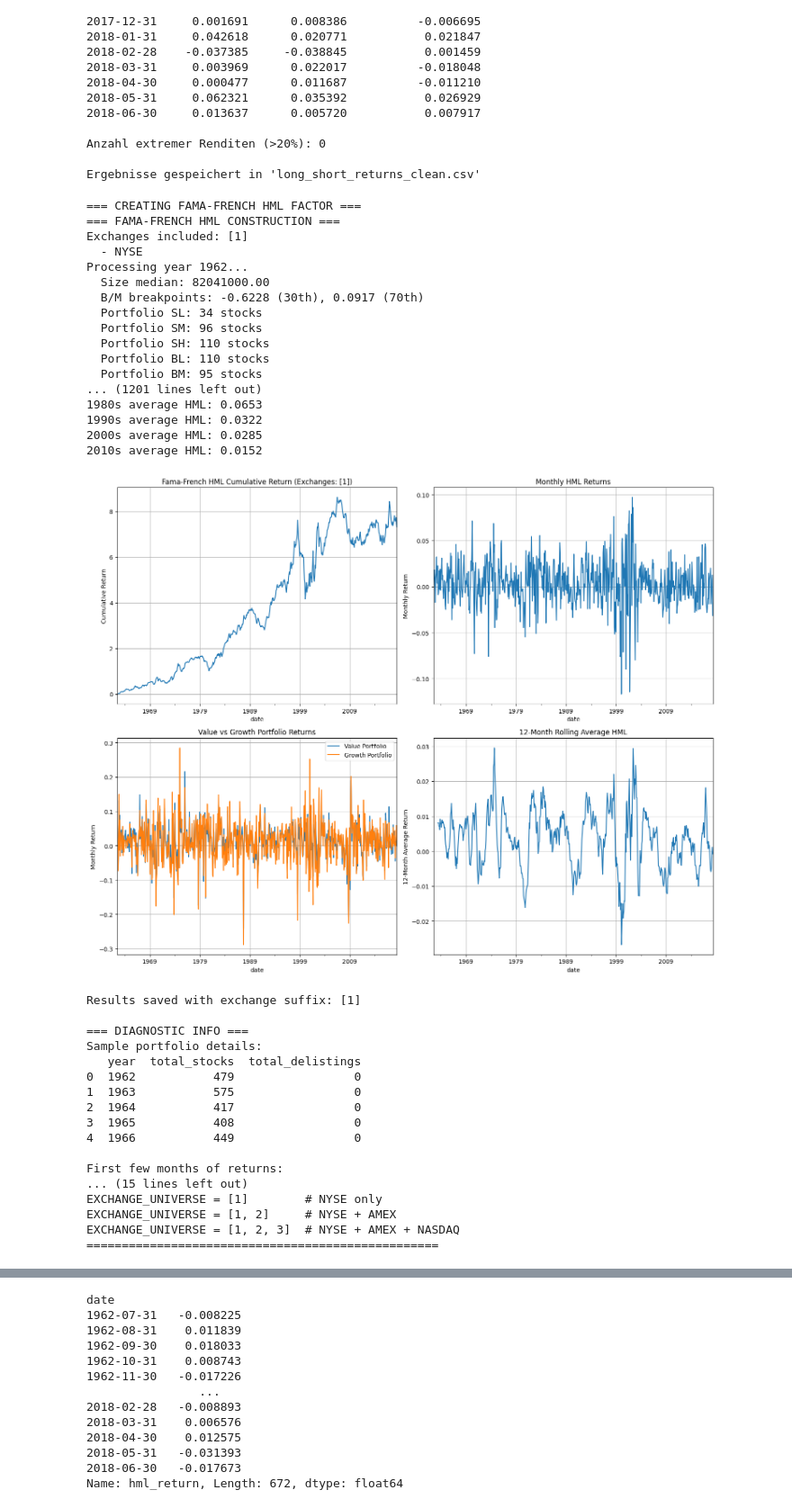
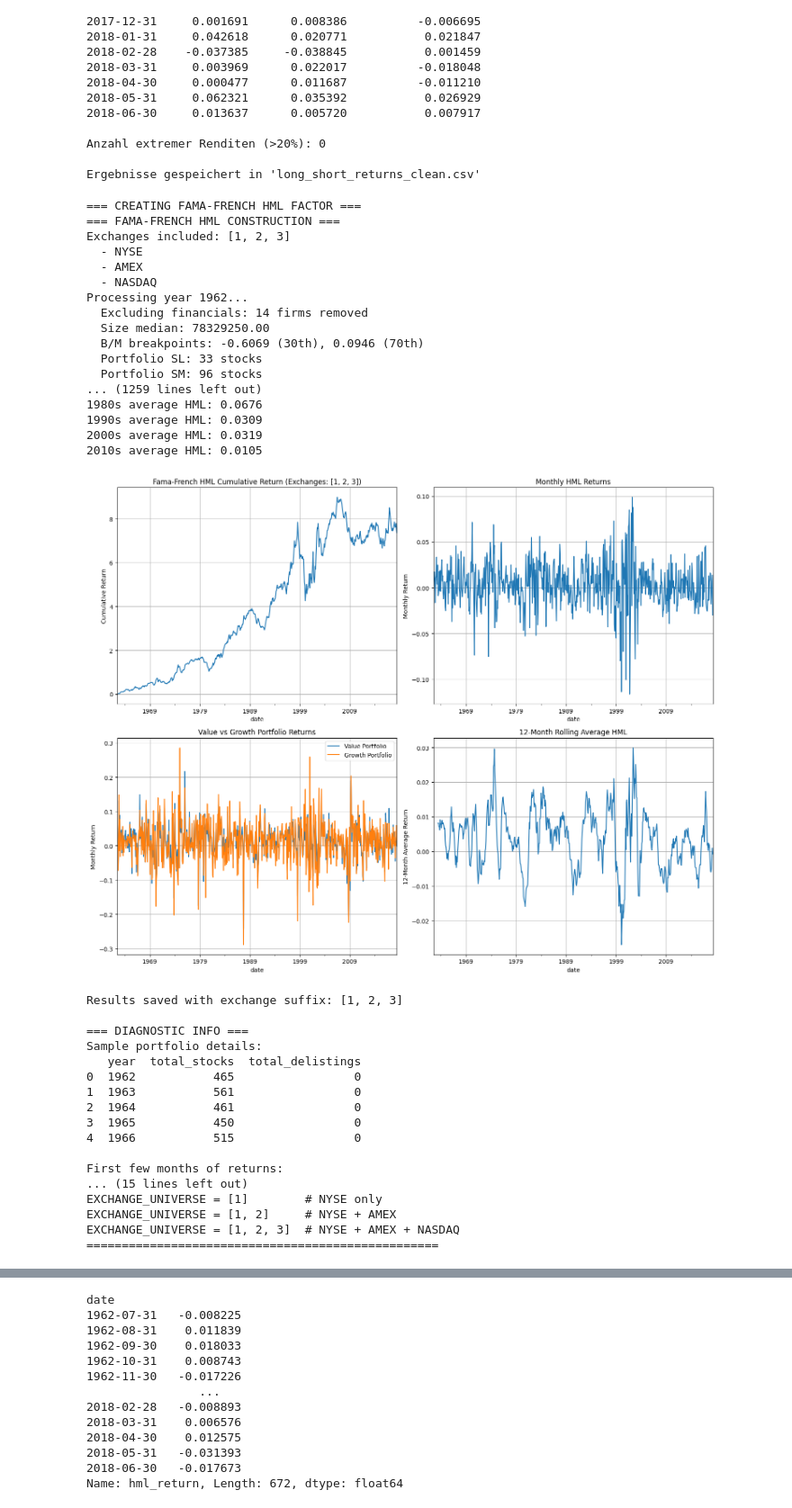
Before and after one commit to justusschenk/valueinvesting, a Jupyter notebook: Portfolio-composition.ipynb, the cells around one changed output, grey strips where cells are left out. Shown at 90% size. Cells and saved outputs as stored; diff of their text form; code cells hidden in the pictures.

```diff
--- a/Portfolio-composition.ipynb
+++ b/Portfolio-composition.ipynb
@@ -299,4 +292,4 @@ Index: []
 # %%
 pd.to_pickle(df, 'crsp-data.pkl')
 # %%
-df
+df = pd.read_pickle('Data/crsp-data.pkl')
@@ -2344,6 +2314,15 @@ def create_fama_french_hml(df, price, dividends, bm_data, me_data=None, exchange
         # Filter main universe to selected exchanges
         exchange_stocks = df[(df['date'] == me_date) & (df['exchcd'].isin(exchanges))]['permno'].values
         universe_common = [stock for stock in common_stocks if stock in exchange_stocks]
+
+        #Excluding financial firms
+        hssic_june = df[df['date'] == me_date].set_index('permno')['hsiccd'].dropna().astype(int)
+        # keep only those NOT in the 6000–6999 hssic range
+        non_financial = [perm for perm in universe_common
+                        if perm in hssic_june.index
+                        and not (6000 <= hssic_june.loc[perm] < 7000)]
+        print(f"  Excluding financials: {len(universe_common) - len(non_financial)} firms removed")
+        universe_common = non_financial
 
         if len(universe_common) < 100:  # Minimum threshold
             print(f"  Insufficient stocks in selected exchanges ({len(universe_common)})")
@@ -2544,7 +2523,7 @@ print("=== CREATING FAMA-FRENCH HML FACTOR ===")
 # [1, 2] = NYSE + AMEX (standard FF approach)
 # [1, 2, 3] = NYSE + AMEX + NASDAQ (modern approach)
 
-EXCHANGE_UNIVERSE = [1]  # Start with NYSE only
+EXCHANGE_UNIVERSE = [1, 2, 3]  # Start with NYSE only
 
 try:
     # Run the Fama-French methodology
@@ -2623,56 +2602,56 @@ try:
 
         # Additional diagnostics
         print("\n=== DIAGNOSTIC INFO ===")
         print("Sample portfolio details:")
         print(portfolio_details_df[['year', 'total_stocks', 'total_delistings']].head())
 
         print("\nFirst few months of returns:")
         print(hml_df[['hml_return', 'value_return', 'growth_return']].head(10))
 
     else:
         print("ERROR: No HML data generated!")
 
 except Exception as e:
     print(f"ERROR in Fama-French HML calculation: {str(e)}")
     import traceback
     traceback.print_exc()
 
 # Test different exchange universes:
 print("\n" + "="*50)
 print("TO TEST DIFFERENT UNIVERSES, CHANGE EXCHANGE_UNIVERSE:")
 print("EXCHANGE_UNIVERSE = [1]        # NYSE only")
 print("EXCHANGE_UNIVERSE = [1, 2]     # NYSE + AMEX")
 print("EXCHANGE_UNIVERSE = [1, 2, 3]  # NYSE + AMEX + NASDAQ")
 print("="*50)
 # %% [output]
 === CREATING FAMA-FRENCH HML FACTOR ===
 === FAMA-FRENCH HML CONSTRUCTION ===
-Exchanges included: [1]
+Exchanges included: [1, 2, 3]
   - NYSE
+  - AMEX
+  - NASDAQ
 Processing year 1962...
-  Size median: 82041000.00
-  B/M breakpoints: -0.6228 (30th), 0.0917 (70th)
-  Portfolio SL: 34 stocks
+  Excluding financials: 14 firms removed
+  Size median: 78329250.00
+  B/M breakpoints: -0.6069 (30th), 0.0946 (70th)
+  Portfolio SL: 33 stocks
   Portfolio SM: 96 stocks
-  Portfolio SH: 110 stocks
-  Portfolio BL: 110 stocks
-  Portfolio BM: 95 stocks
-... (1201 lines left out)
-1980s average HML: 0.0653
-1990s average HML: 0.0322
-2000s average HML: 0.0285
-2010s average HML: 0.0152
+... (1259 lines left out)
+1980s average HML: 0.0676
+1990s average HML: 0.0309
+2000s average HML: 0.0319
+2010s average HML: 0.0105
-[figure, old version]
+[figure, new version]
-Results saved with exchange suffix: [1]
+Results saved with exchange suffix: [1, 2, 3]
 
 === DIAGNOSTIC INFO ===
 Sample portfolio details:
    year  total_stocks  total_delistings
-0  1962           479                 0
-1  1963           575                 0
-2  1964           417                 0
-3  1965           408                 0
-4  1966           449                 0
+0  1962           465                 0
+1  1963           561                 0
+2  1964           461                 0
+3  1965           450                 0
+4  1966           515                 0
 
 First few months of returns:
 ... (15 lines left out)
```
Also changed, not shown: parts of 20 cells of this notebook, 15 other files.
